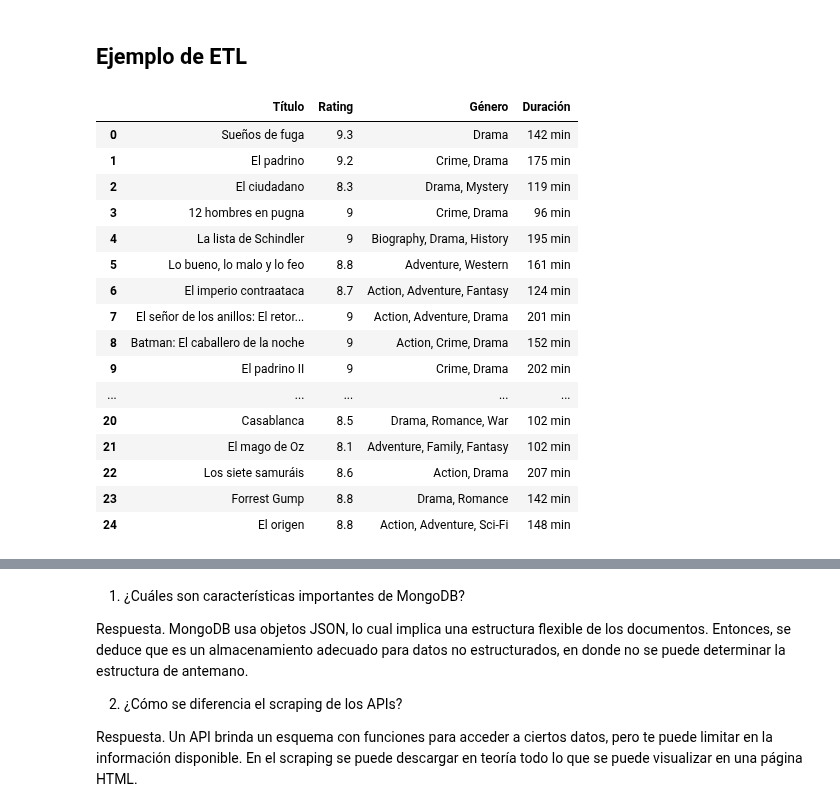
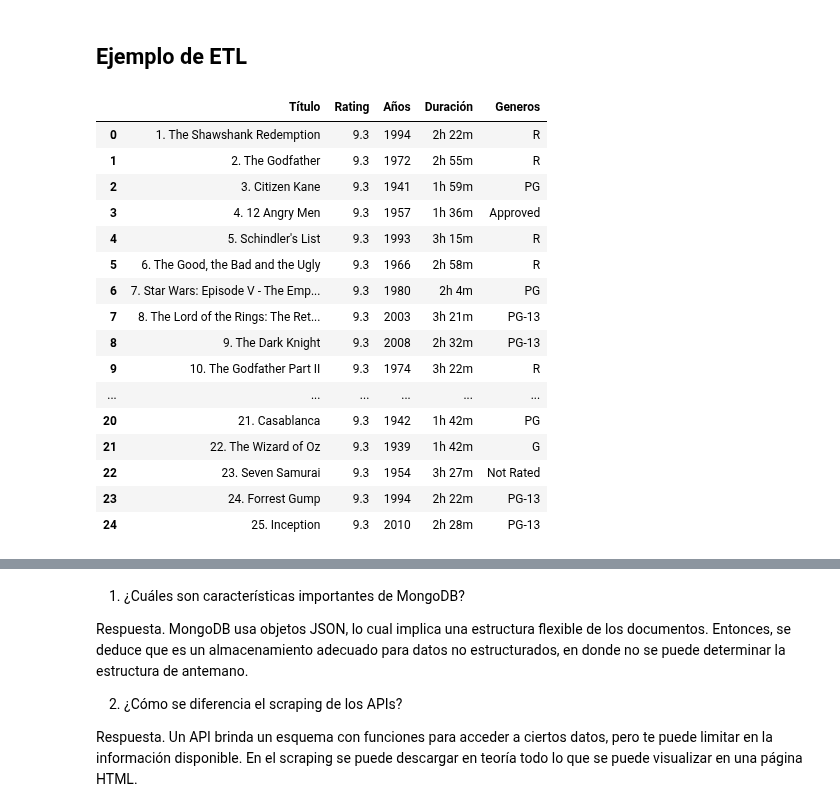
Before and after one commit to jorgeav527/py-fundamentals-ds, a Jupyter notebook: capitulo-3/Lab4_Profundizar_Python.ipynb, the cells around one changed output, grey strips where cells are left out. Saved outputs shown, nothing was run; the diff lists cells and outputs as text; code cells hidden in the pictures.

```diff
--- a/capitulo-3/Lab4_Profundizar_Python.ipynb
+++ b/capitulo-3/Lab4_Profundizar_Python.ipynb
@@ -696,74 +726,64 @@ Cita 10: “A day without sunshine is like, you know, night.”
 # %%
-import requests
-from bs4 import BeautifulSoup
-import pandas as pd
-
-## EXTRACCION
-# URL de la lista de películas en IMDb
-url = 'https://www.imdb.com/list/ls024149810/'
-
-# Realizar una solicitud HTTP a la página
-response = requests.get(url)
-
-# Crear un objeto BeautifulSoup
-soup = BeautifulSoup(response.text, 'html.parser')
-
 ## TRANSFORMACION
 # Encontrar todos los elementos de información de la película
-info_peliculas = soup.find_all('div', class_='lister-item-content')
+li_peliculas = soup.find_all('li', class_='ipc-metadata-list-summary-item')
 
 # Inicializar listas para almacenar la información
 titulos = []
 ratings = []
-generos = []
-duracion = []
+years = []
+times = []
+genders = []
 
 # Extraer información de las películas y agregarla a las listas
-for info in info_peliculas:
+for li in li_peliculas:
     # Extraer el título de la película
-    titulo = info.h3.a.text.strip()
+    titulo = li.find('h3', class_='ipc-title__text').text.strip()
     titulos.append(titulo)
 
-    # Extraer la clasificación (rating)
-    rating = info.find('span', class_='ipl-rating-star__rating').text.strip()
+    # # Extraer la clasificación (rating)
+    rating = info.find('span', class_='ipc-rating-star--rating').text.strip()
     ratings.append(rating)
 
-    # Extraer el género
-    genero = info.find('span', class_='genre').text.strip()
-    generos.append(genero)
+    metadata_items = li.find_all('span', class_='dli-title-metadata-item')
 
-    # Extraer la duración (runtime)
-    duracion_pelicula = info.find('span', class_='runtime').text.strip()
-    duracion.append(duracion_pelicula)
+    year = metadata_items[0].text.strip() # if len(metadata_items) > 0 else "N/A"
+    time = metadata_items[1].text.strip() # if len(metadata_items) > 1 else "N/A"
+    gender = metadata_items[2].text.strip() # if len(metadata_items) > 2 else "N/A"
 
-# Crear un DataFrame con la información recopilada
+    years.append(year)
+    times.append(time)
+    genders.append(gender)
+
+# # Crear un DataFrame con la información recopilada
 data = {
     'Título': titulos,
     'Rating': ratings,
-    'Género': generos,
-    'Duración': duracion
+    'Años': years,
+    'Duración': times,
+    'Generos': genders,
 }
 
 df = pd.DataFrame(data)
 
-# Mostrar el DataFrame
+# # Mostrar el DataFrame
 df
 # %% [output]
-|  | Título | Rating | Género | Duración |
-| 0 | Sueños de fuga | 9.3 | Drama | 142 min |
-| 1 | El padrino | 9.2 | Crime, Drama | 175 min |
-| 2 | El ciudadano | 8.3 | Drama, Mystery | 119 min |
-| 3 | 12 hombres en pugna | 9 | Crime, Drama | 96 min |
-| 4 | La lista de Schindler | 9 | Biography, Drama, History | 195 min |
-| 5 | Lo bueno, lo malo y lo feo | 8.8 | Adventure, Western | 161 min |
-| 6 | El imperio contraataca | 8.7 | Action, Adventure, Fantasy | 124 min |
-| 7 | El señor de los anillos: El retor... | 9 | Action, Adventure, Drama | 201 min |
-| 8 | Batman: El caballero de la noche | 9 | Action, Crime, Drama | 152 min |
-| 9 | El padrino II | 9 | Crime, Drama | 202 min |
-| ... | ... | ... | ... | ... |
-| 20 | Casablanca | 8.5 | Drama, Romance, War | 102 min |
-| 21 | El mago de Oz | 8.1 | Adventure, Family, Fantasy | 102 min |
-| 22 | Los siete samuráis | 8.6 | Action, Drama | 207 min |
-| 23 | Forrest Gump | 8.8 | Drama, Romance | 142 min |
-| 24 | El origen | 8.8 | Action, Adventure, Sci-Fi | 148 min |
+|  | Título | Rating | Años | Duración | Generos |
+| 0 | 1. The Shawshank Redemption | 9.3 | 1994 | 2h 22m | R |
+| 1 | 2. The Godfather | 9.3 | 1972 | 2h 55m | R |
+| 2 | 3. Citizen Kane | 9.3 | 1941 | 1h 59m | PG |
+| 3 | 4. 12 Angry Men | 9.3 | 1957 | 1h 36m | Approved |
+| 4 | 5. Schindler's List | 9.3 | 1993 | 3h 15m | R |
+| 5 | 6. The Good, the Bad and the Ugly | 9.3 | 1966 | 2h 58m | R |
+| 6 | 7. Star Wars: Episode V - The Emp... | 9.3 | 1980 | 2h 4m | PG |
+| 7 | 8. The Lord of the Rings: The Ret... | 9.3 | 2003 | 3h 21m | PG-13 |
+| 8 | 9. The Dark Knight | 9.3 | 2008 | 2h 32m | PG-13 |
+| 9 | 10. The Godfather Part II | 9.3 | 1974 | 3h 22m | R |
+| ... | ... | ... | ... | ... | ... |
+| 20 | 21. Casablanca | 9.3 | 1942 | 1h 42m | PG |
+| 21 | 22. The Wizard of Oz | 9.3 | 1939 | 1h 42m | G |
+| 22 | 23. Seven Samurai | 9.3 | 1954 | 3h 27m | Not Rated |
+| 23 | 24. Forrest Gump | 9.3 | 1994 | 2h 22m | PG-13 |
+| 24 | 25. Inception | 9.3 | 2010 | 2h 28m | PG-13 |
 # %%
```
Also changed, not shown: parts of 6 cells of this notebook.
